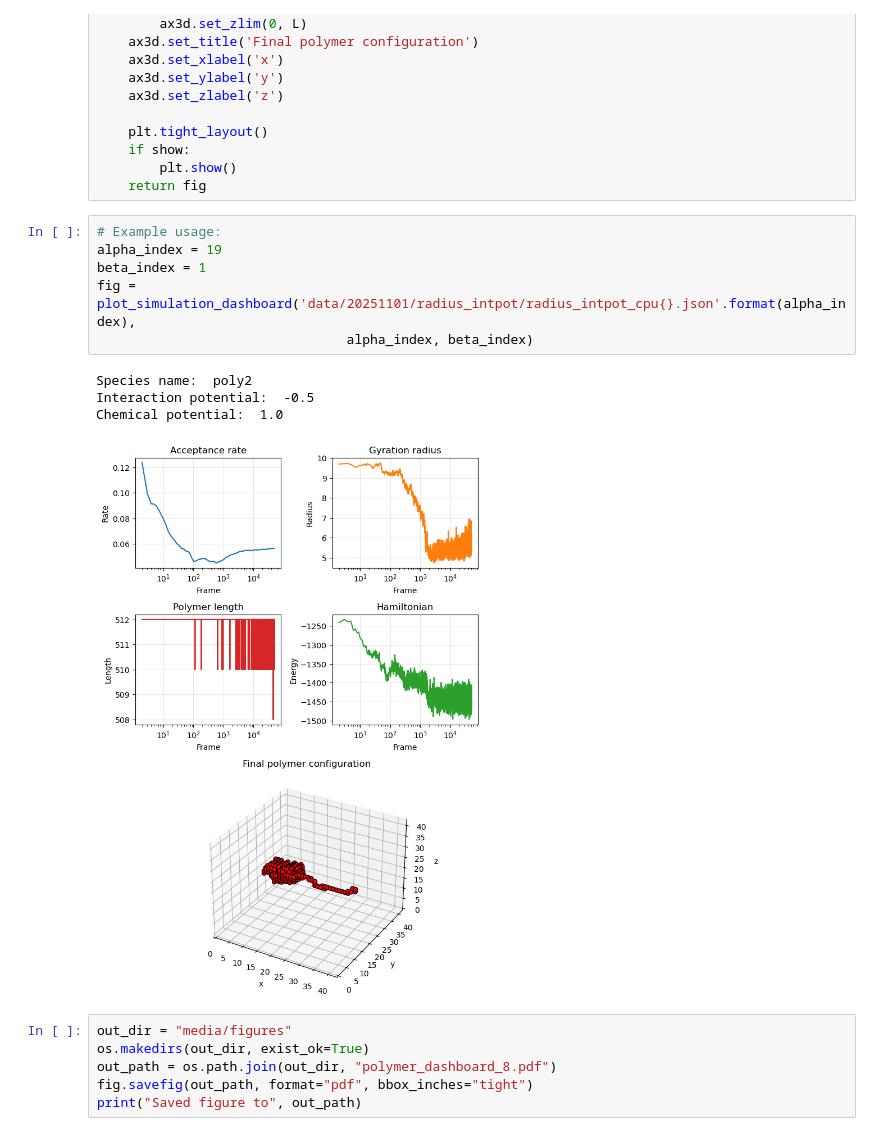
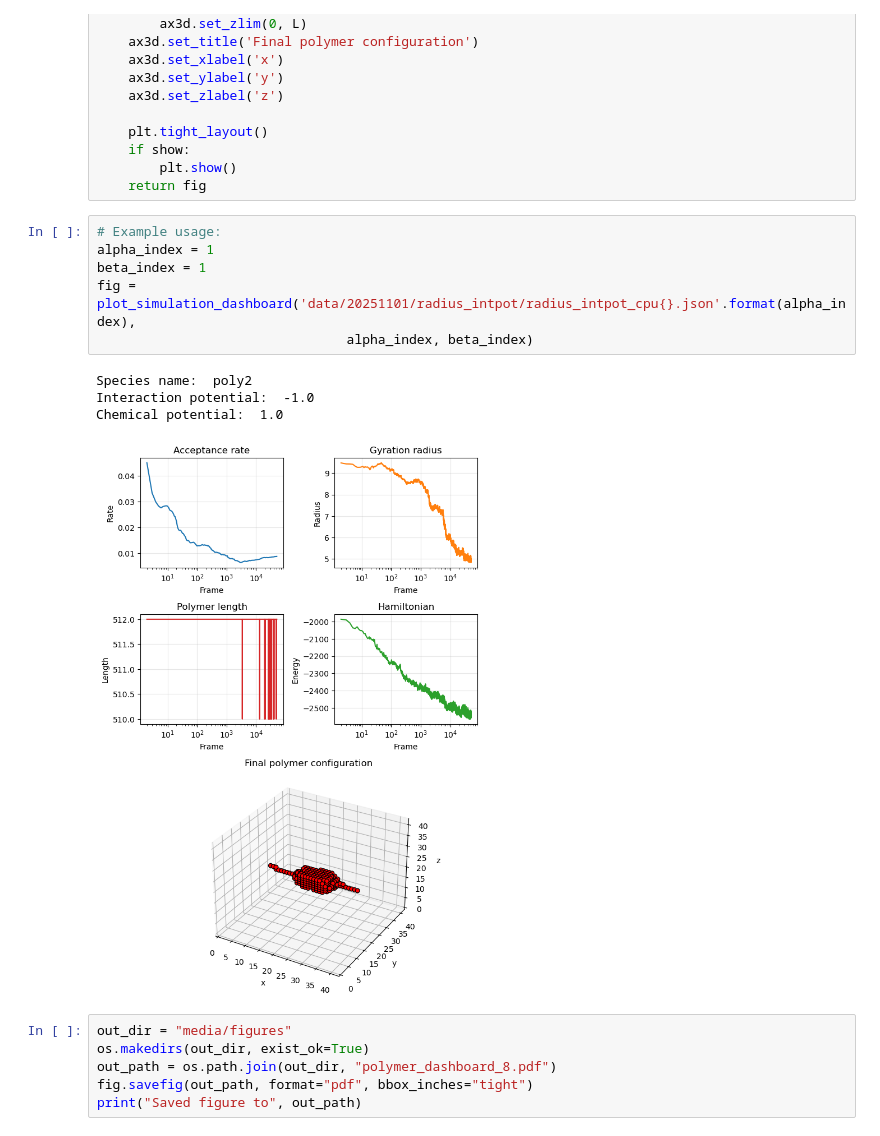
Before and after one commit to ta-rekt/Droplet, a Jupyter notebook: viz.ipynb, the cells around one changed output. Cells and saved outputs as stored; diff of their text form.

```diff
--- a/viz.ipynb
+++ b/viz.ipynb
@@ -175,15 +175,15 @@ def plot_simulation_dashboard(res_or_path, keya, keyb, show=True):
     return fig
 # %%
 # Example usage:
-alpha_index = 19
+alpha_index = 1
 beta_index = 1
 fig = plot_simulation_dashboard('data/20251101/radius_intpot/radius_intpot_cpu{}.json'.format(alpha_index),
                                 alpha_index, beta_index)
 # %% [output]
 Species name:  poly2
-Interaction potential:  -0.5
+Interaction potential:  -1.0
 Chemical potential:  1.0
-[figure, old version]
+[figure, new version]
 # %%
 out_dir = "media/figures"
 os.makedirs(out_dir, exist_ok=True)
```
Also changed, not shown: 4 other files.
